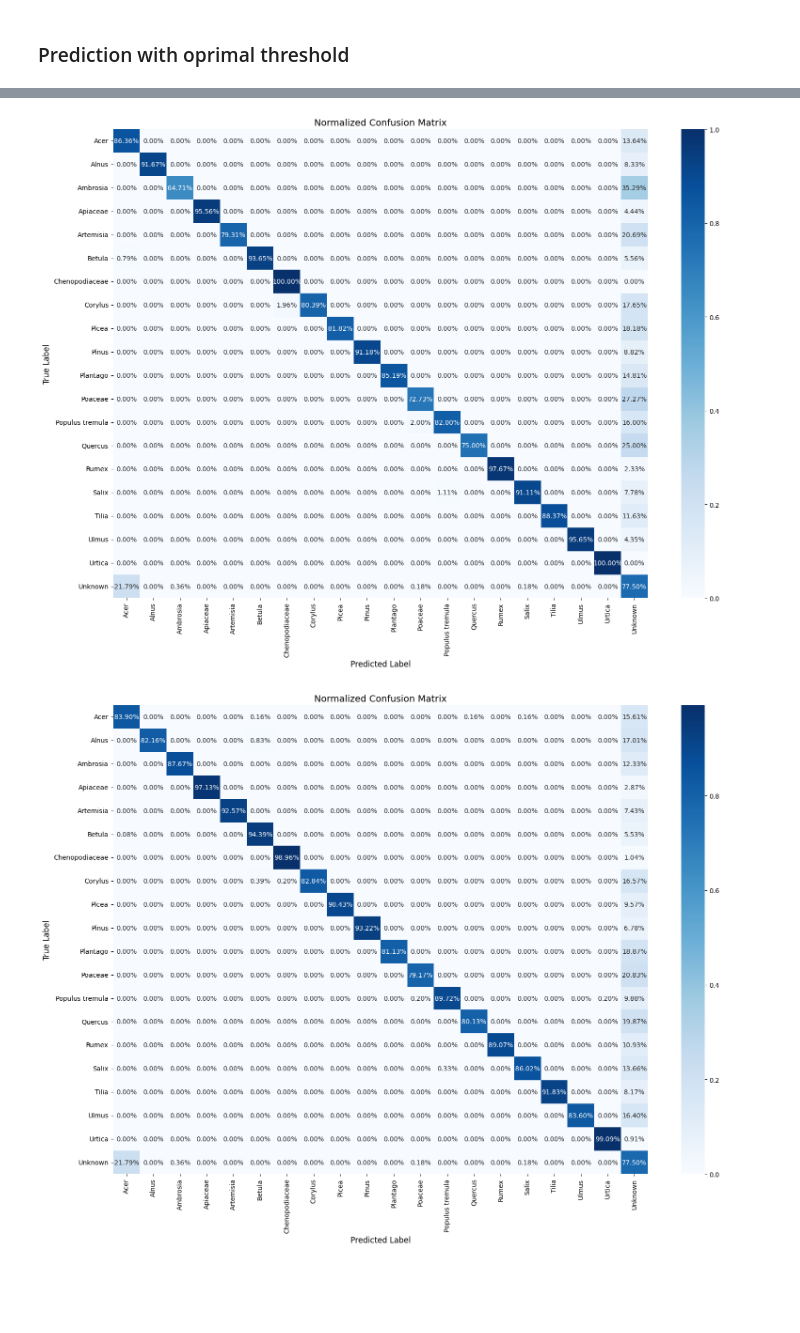
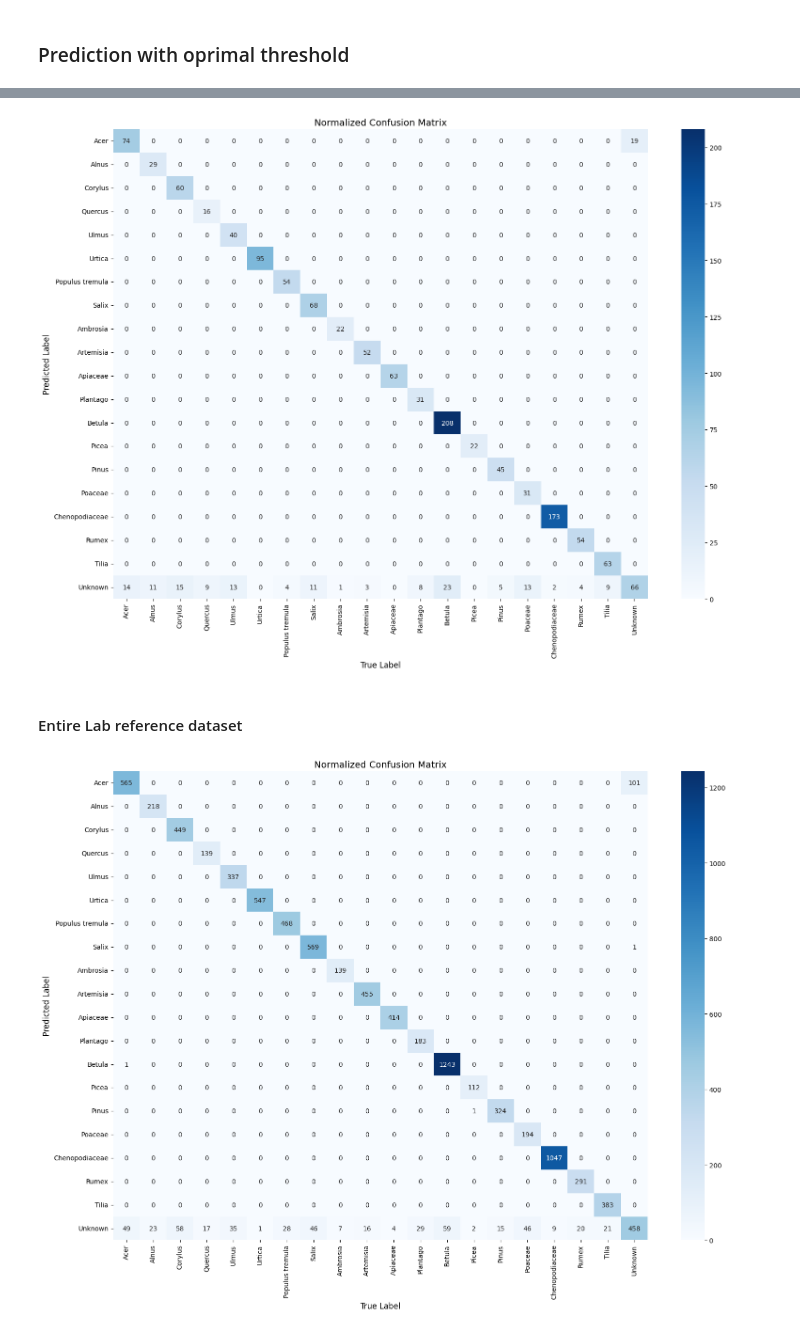
Before and after one commit to Digiratory/Pollen-Analyzer, a Jupyter notebook: 4_ocs_calibration.ipynb, the cells around one changed output, grey strips where cells are left out. Drawn from its saved outputs; the diff is of its cells as text; code cells hidden in the pictures; blank space fills up the shorter version.

```diff
--- a/4_ocs_calibration.ipynb
+++ b/4_ocs_calibration.ipynb
@@ -112,5 +102,5 @@ classify(trainval_cls_pred_pd[embeddings_colls].to_numpy()[250])
 # %%
-def classify_with_threshold(item: np.ndarray, threshold=4):
+def classify_with_threshold(item: np.ndarray, threshold=4, anchors:np.ndarray=anchors_np):
     vec_dist = anchors_np - item
     distances = np.linalg.norm(vec_dist, axis=1)
     closest_class_id = np.argmin(distances)
@@ -235,3 +204,0 @@ def optimize_threshold_balanced(X, y, thresholds_range,
-# %%
-trainval_ref_x = trainval_cls_pred_pd[embeddings_colls].to_numpy()
-trainval_ref_y = trainval_cls_pred_pd["label"]
@@ -317,20 +275,32 @@ test_ref_pred = [classify_with_threshold(item, optimal_thresh)[2] for item in te
 # %%
-def plot_confusion_matrix(y_true, y_pred):
-    classes = sorted(set(y_true) | set(y_pred))
-    if "Unknown" in classes:
-        classes.remove("Unknown")
-    classes.append("Unknown")
+def plot_confusion_matrix(y_true, y_pred, file_name=None):
+    existed_classes = sorted(set(y_true) | set(y_pred))
+    classes = []
+    for cl in genetic_order_classes:
+        if cl in existed_classes:
+            classes.append(cl)
+
     cm = confusion_matrix(y_true, y_pred, labels=classes)
     plt.figure(figsize=(16, 12))
 
-    cm_norm = cm.astype('float') / cm.sum(axis=1)[:, np.newaxis]
+    # cm_norm = cm.astype('float') / cm.sum(axis=1)[:, np.newaxis]
 
-    sns.heatmap(cm_norm, annot=True, fmt='.2%', cmap='Blues',
+    sns.heatmap(cm.T, annot=True, fmt='d', cmap='Blues',
                 xticklabels=classes, yticklabels=classes)
 
-    plt.xlabel('Predicted Label', fontsize=12)
-    plt.ylabel('True Label', fontsize=12)
+    plt.ylabel('Predicted Label', fontsize=12)
+    plt.xlabel('True Label', fontsize=12)
     plt.title('Normalized Confusion Matrix', fontsize=14)
     plt.tight_layout()
+    if file_name:
+        plt.savefig(file_name)
     plt.show()
+
+    # # 1. Create a DataFrame from the 2D array
+    df = pd.DataFrame(cm.T)
+    # 2. Name the index and columns after their axis numbers
+    df.index = classes
+    df.columns = classes
+
+    return df
 # %% [markdown]
@@ -344,11 +315,14 @@ plot_confusion_matrix(trainval_ref_y, trainval_ref_pred)
 # %%
-plot_confusion_matrix(test_ref_y, test_ref_pred)
+plot_confusion_matrix(test_ref_y, test_ref_pred, os.path.join("out", "cm_lab_tst.svg")).to_csv(os.path.join("out", "cm_lab_tst.csv"))
 # %% [output]
-[figure, old version]
+[figure, new version]
+# %% [markdown]
+#### Entire Lab reference dataset
 # %%
 plot_confusion_matrix(
     np.concatenate([trainval_ref_y, test_ref_y]),
-    np.concatenate([trainval_ref_pred, test_ref_pred])
-)
+    np.concatenate([trainval_ref_pred, test_ref_pred]),
+    os.path.join("out", "cm_lab_entire.svg")
+).to_csv(os.path.join("out", "cm_lab_entire.csv"))
 # %% [output]
-[figure, old version]
+[figure, new version]
```
Also changed, not shown: parts of 44 cells of this notebook, 1 other file.
